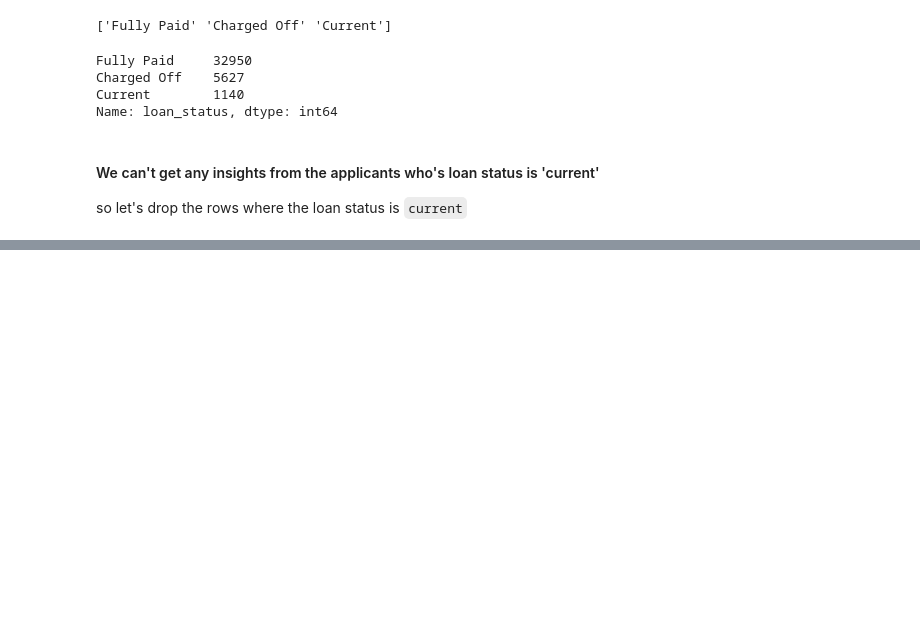
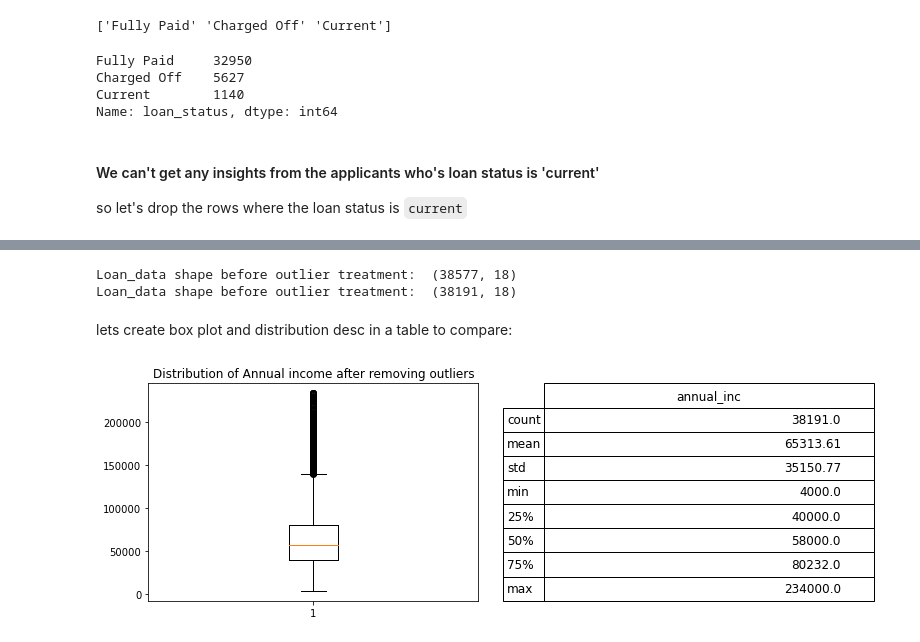
Before and after one commit to Sumanth-Sarva/LendingClubCaseStudy, a Jupyter notebook: LendingClubCaseStudy.ipynb, the cells around one changed output, grey strips where cells are left out. Saved outputs shown, nothing was run; the diff lists cells and outputs as text; code cells hidden in the pictures; blank space fills up the shorter version.

```diff
--- a/LendingClubCaseStudy.ipynb
+++ b/LendingClubCaseStudy.ipynb
@@ -264,0 +567,35 @@ loan_data.head()
+# %%
+#Outlier Treatment: removing the outilers after 99 Quartile
+print("Loan_data shape before outlier treatment: ",loan_data.shape)
+loan_data = loan_data[loan_data["annual_inc"] < loan_data["annual_inc"].quantile(0.99)]
+print("Loan_data shape before outlier treatment: ",loan_data.shape)
+#Checking the values for annual income(annual_inc) using describe()
+# %% [output]
+Loan_data shape before outlier treatment:  (38577, 18)
+Loan_data shape before outlier treatment:  (38191, 18)
+# %% [markdown]
+lets create box plot and distribution desc in a table to compare:
+# %%
+#fig_2 is name of total plot
+fig_2 = plt.figure(figsize=(13,4))
+
+#subplot_1 to create boxplot of annual inc
+subplot_1 = fig_2.add_subplot(121)
+subplot_1.boxplot(loan_data.annual_inc)
+subplot_1.set_title('Distribution of Annual income after removing outliers')
+
+#sal_desc is description of annual_sal rounded to 2 decimals.
+sal_desc = loan_data.annual_inc.describe().to_frame().round(2)
+
+#subplot_2 for creation table for sal_desc
+subplot_2 = fig_2.add_subplot(122)
+font_size=12
+bbox=[0, 0, 1, 1]
+subplot_2.axis('off')
+#creating table and adding subplot2 values:
+annual_inc_table = subplot_2.table(cellText = sal_desc.values, rowLabels = sal_desc.index,
+                                   bbox=bbox, colLabels=sal_desc.columns)
+annual_inc_table.auto_set_font_size(False)
+annual_inc_table.set_fontsize(font_size)
+# %% [output]
+[figure, added]
```
Also changed, not shown: parts of 117 cells of this notebook.
